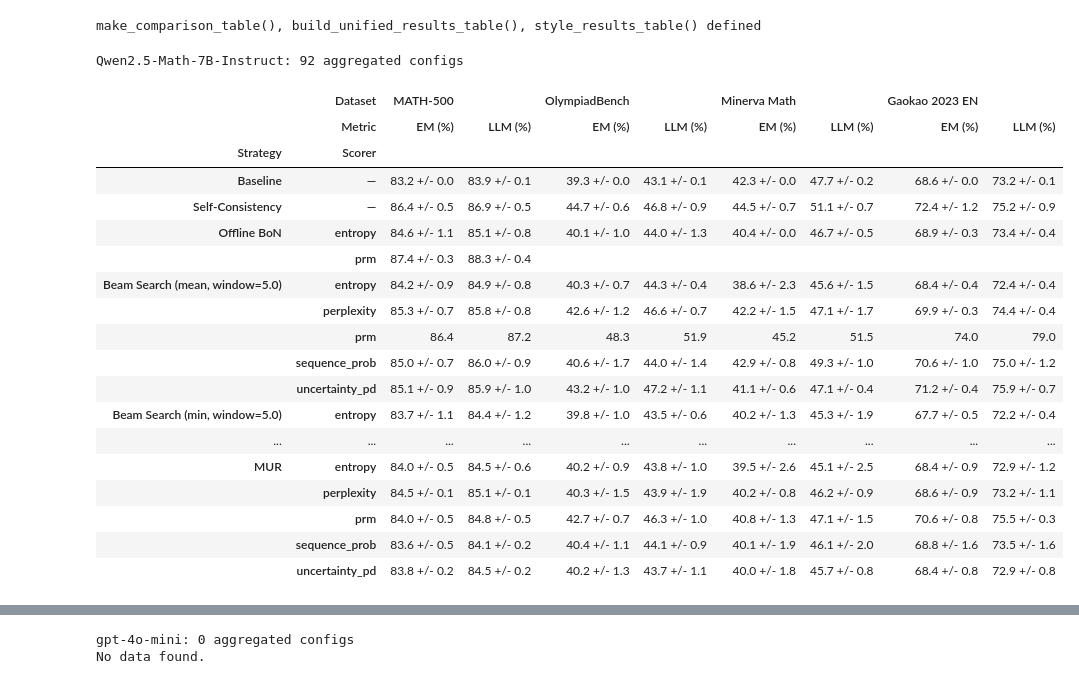
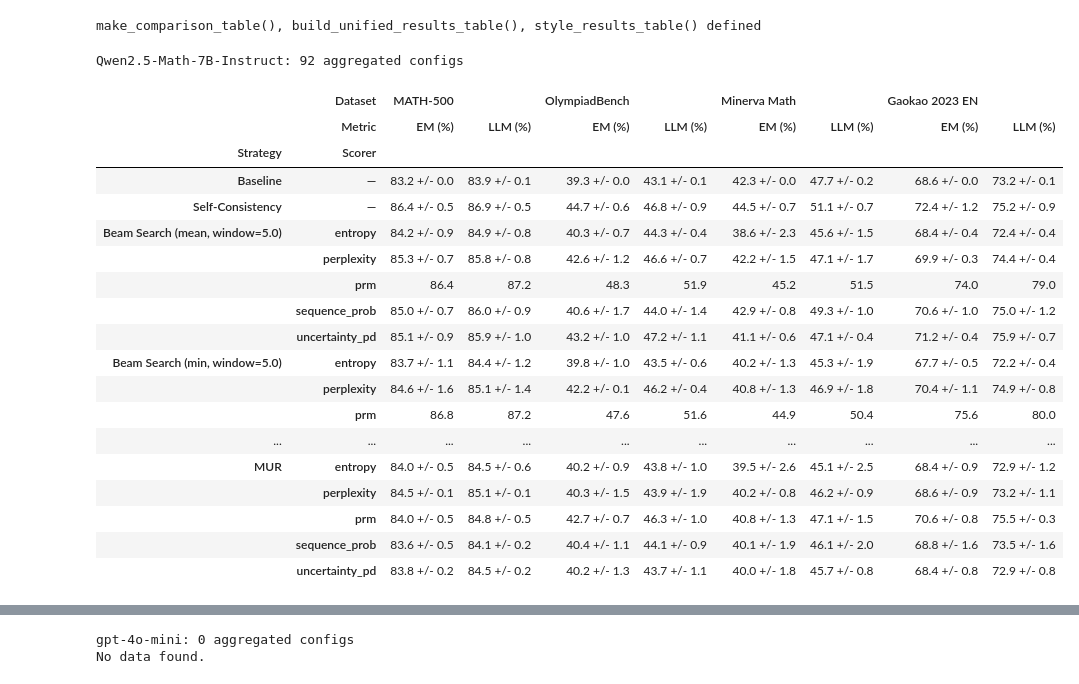
Before and after one commit to IINemo/llm-tts-service, a Jupyter notebook: notebooks/wandb_results_analysis.ipynb, the cells around one changed output, grey strips where cells are left out. Cells and saved outputs as stored; diff of their text form; code cells hidden in the pictures.

```diff
--- a/notebooks/wandb_results_analysis.ipynb
+++ b/notebooks/wandb_results_analysis.ipynb
@@ -1809,7 +1809,7 @@ HUMANEVAL_BEAM_SEARCH_5_STEPS_MIN_RUNS = [
         "runs": [
             {"seed": 42, "run_url": "https://wandb.ai/nlpresearch.group/llm-tts-human-eval-plus/groups/beam_search_qwen3_8b_thinking_human_eval_plus_prm_window_5_min/runs/mwv3ydot?nw=nwusertsowehh"},
             {"seed": 43, "run_url": "https://wandb.ai/nlpresearch.group/llm-tts-human-eval-plus/groups/beam_search_qwen3_8b_thinking_human_eval_plus_prm_window_5_min/runs/diqjyser?nw=nwusertsowehh"},
-            {"seed": 44, "run_url": ""},
+            {"seed": 44, "run_url": "https://wandb.ai/nlpresearch.group/llm-tts-human-eval-plus/groups/beam_search_qwen3_8b_thinking_human_eval_plus_prm_window_5_min/runs/vuu8s1u9?nw=nwusertsowehh"},
         ],
     },
     {
@@ -2687,6 +2739,18 @@ if "humaneval_correct" in df.columns and "humaneval_incorrect" in df.columns:
     if _filled:
         print(f"Filled exact_match for {_filled} HumanEval-Plus runs from correct/incorrect")
 
+# ── Hardcoded EM fixes ────────────────────────────────────────────────────────
+# AIME 2025 self-consistency: exact_match was computed with buggy extraction code.
+# Override with llm_judge_accuracy (verified correct).
+_AIME25_SC_BUGGY_RUNS = {"e03jj1df", "4o5fp278", "yvpwgde3"}
+_fix_mask = df["run_id"].isin(_AIME25_SC_BUGGY_RUNS)
+if _fix_mask.any():
+    _before = df.loc[_fix_mask, ["run_id", "exact_match", "llm_judge_accuracy"]].copy()
+    df.loc[_fix_mask, "exact_match"] = df.loc[_fix_mask, "llm_judge_accuracy"]
+    for _, row in _before.iterrows():
+        print(f"  Fixed {row['run_id']}: EM {row['exact_match']:.4f} → {row['llm_judge_accuracy']:.4f} (using LLM judge)")
+    print(f"Fixed {_fix_mask.sum()} AIME 2025 self-consistency runs (buggy exact_match → llm_judge)")
+
 # Normalize accuracy to percentage
 for col in ["exact_match", "llm_judge_accuracy"]:
     if col in df.columns:
@@ -2949,8 +3017,11 @@ def build_unified_results_table(
 
 
 def style_results_table(df):
-    """Apply styling: bold + vertically centered strategy names, centered data cells."""
-    return df.style.set_table_styles([
+    """Apply styling: bold + centered strategy names, alternating row colours.
+    Uses CSS nth-child selectors for reliable row coloring."""
+    _GROUP_COLORS = [("#ffffff", "#f0f0f0"), ("#f0f0f0", "#ffffff")]
+
+    base_styles = [
         {"selector": "th.row_heading.level0",
          "props": [("vertical-align", "middle"), ("font-weight", "bold"),
                     ("text-align", "left"), ("padding", "6px 10px")]},
@@ -2960,8 +3031,28 @@ def style_results_table(df):
          "props": [("text-align", "center"), ("padding", "4px 8px")]},
         {"selector": "th.col_heading",
          "props": [("text-align", "center"), ("padding", "4px 8px")]},
-    ])
+    ]
 
+    if not hasattr(df.index, "get_level_values"):
+        return df.style.set_table_styles(base_styles)
+
+    groups = list(df.index.get_level_values(0))
+    group_idx = 0
+    row_in_group = 0
+    for i, g in enumerate(groups):
+        if i > 0 and g != groups[i - 1]:
+            group_idx = 1 - group_idx
+            row_in_group = 0
+        palette = _GROUP_COLORS[group_idx]
+        color = palette[row_in_group % 2]
+        # nth-child is 1-indexed; target both td and th in that row
+        base_styles.append({
+            "selector": f"tbody tr:nth-child({i + 1})",
+            "props": [("background-color", color)],
+        })
+        row_in_group += 1
+
+    return df.style.set_table_styles(base_styles)
 
 print("make_comparison_table(), build_unified_results_table(), style_results_table() defined")
 # %% [output]
@@ -2969,38 +3060,38 @@ make_comparison_table(), build_unified_results_table(), style_results_table() de
 # %%
 # ── Qwen2.5-Math-7B-Instruct (Non-Thinking) ──────────────────────────────────
 
 _QWEN25_DATASETS = ["MATH-500", "OlympiadBench", "Minerva Math", "Gaokao 2023 EN"]
 _model_df = agg_df[agg_df["model"] == "qwen25_math_7b_instruct"].copy()
 print(f"Qwen2.5-Math-7B-Instruct: {len(_model_df)} aggregated configs")
 
 tbl = build_unified_results_table(
     _model_df,
     datasets=_QWEN25_DATASETS,
     metrics=[
         ("exact_match_fmt", "EM (%)"),
         ("llm_judge_accuracy_fmt", "LLM (%)"),
     ],
     strategy_order=[
-        "baseline", "self_consistency", "offline_best_of_n",
+        "baseline", "self_consistency",
         "beam_search", "adaptive",
     ],
 )
 display(style_results_table(tbl))
 # %% [output]
 Qwen2.5-Math-7B-Instruct: 92 aggregated configs
 |  | Dataset | MATH-500 |  | OlympiadBench |  | Minerva Math |  | Gaokao 2023 EN |  |
 |  | Metric | EM (%) | LLM (%) | EM (%) | LLM (%) | EM (%) | LLM (%) | EM (%) | LLM (%) |
 | Strategy | Scorer |  |  |  |  |  |  |  |  |
 | Baseline | — | 83.2 +/- 0.0 | 83.9 +/- 0.1 | 39.3 +/- 0.0 | 43.1 +/- 0.1 | 42.3 +/- 0.0 | 47.7 +/- 0.2 | 68.6 +/- 0.0 | 73.2 +/- 0.1 |
 | Self-Consistency | — | 86.4 +/- 0.5 | 86.9 +/- 0.5 | 44.7 +/- 0.6 | 46.8 +/- 0.9 | 44.5 +/- 0.7 | 51.1 +/- 0.7 | 72.4 +/- 1.2 | 75.2 +/- 0.9 |
-| Offline BoN | entropy | 84.6 +/- 1.1 | 85.1 +/- 0.8 | 40.1 +/- 1.0 | 44.0 +/- 1.3 | 40.4 +/- 0.0 | 46.7 +/- 0.5 | 68.9 +/- 0.3 | 73.4 +/- 0.4 |
-|  | prm | 87.4 +/- 0.3 | 88.3 +/- 0.4 |  |  |  |  |  |  |
 | Beam Search (mean, window=5.0) | entropy | 84.2 +/- 0.9 | 84.9 +/- 0.8 | 40.3 +/- 0.7 | 44.3 +/- 0.4 | 38.6 +/- 2.3 | 45.6 +/- 1.5 | 68.4 +/- 0.4 | 72.4 +/- 0.4 |
 |  | perplexity | 85.3 +/- 0.7 | 85.8 +/- 0.8 | 42.6 +/- 1.2 | 46.6 +/- 0.7 | 42.2 +/- 1.5 | 47.1 +/- 1.7 | 69.9 +/- 0.3 | 74.4 +/- 0.4 |
 |  | prm | 86.4 | 87.2 | 48.3 | 51.9 | 45.2 | 51.5 | 74.0 | 79.0 |
 |  | sequence_prob | 85.0 +/- 0.7 | 86.0 +/- 0.9 | 40.6 +/- 1.7 | 44.0 +/- 1.4 | 42.9 +/- 0.8 | 49.3 +/- 1.0 | 70.6 +/- 1.0 | 75.0 +/- 1.2 |
 |  | uncertainty_pd | 85.1 +/- 0.9 | 85.9 +/- 1.0 | 43.2 +/- 1.0 | 47.2 +/- 1.1 | 41.1 +/- 0.6 | 47.1 +/- 0.4 | 71.2 +/- 0.4 | 75.9 +/- 0.7 |
 | Beam Search (min, window=5.0) | entropy | 83.7 +/- 1.1 | 84.4 +/- 1.2 | 39.8 +/- 1.0 | 43.5 +/- 0.6 | 40.2 +/- 1.3 | 45.3 +/- 1.9 | 67.7 +/- 0.5 | 72.2 +/- 0.4 |
+|  | perplexity | 84.6 +/- 1.6 | 85.1 +/- 1.4 | 42.2 +/- 0.1 | 46.2 +/- 0.4 | 40.8 +/- 1.3 | 46.9 +/- 1.8 | 70.4 +/- 1.1 | 74.9 +/- 0.8 |
+|  | prm | 86.8 | 87.2 | 47.6 | 51.6 | 44.9 | 50.4 | 75.6 | 80.0 |
 | ... | ... | ... | ... | ... | ... | ... | ... | ... | ... |
 | MUR | entropy | 84.0 +/- 0.5 | 84.5 +/- 0.6 | 40.2 +/- 0.9 | 43.8 +/- 1.0 | 39.5 +/- 2.6 | 45.1 +/- 2.5 | 68.4 +/- 0.9 | 72.9 +/- 1.2 |
 |  | perplexity | 84.5 +/- 0.1 | 85.1 +/- 0.1 | 40.3 +/- 1.5 | 43.9 +/- 1.9 | 40.2 +/- 0.8 | 46.2 +/- 0.9 | 68.6 +/- 0.9 | 73.2 +/- 1.1 |
```
Also changed, not shown: parts of 14 cells of this notebook.
